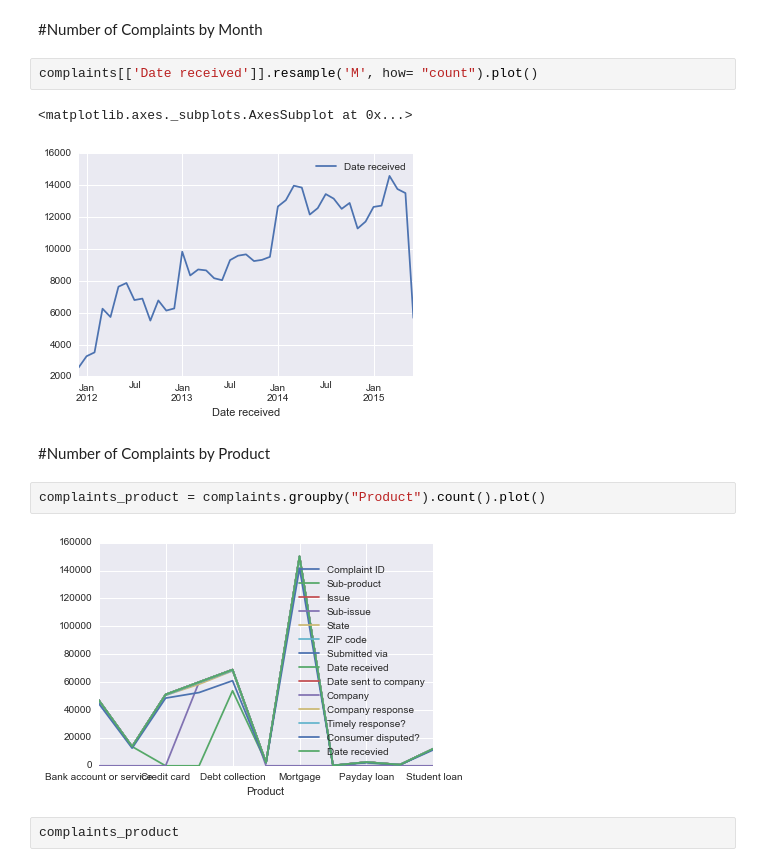
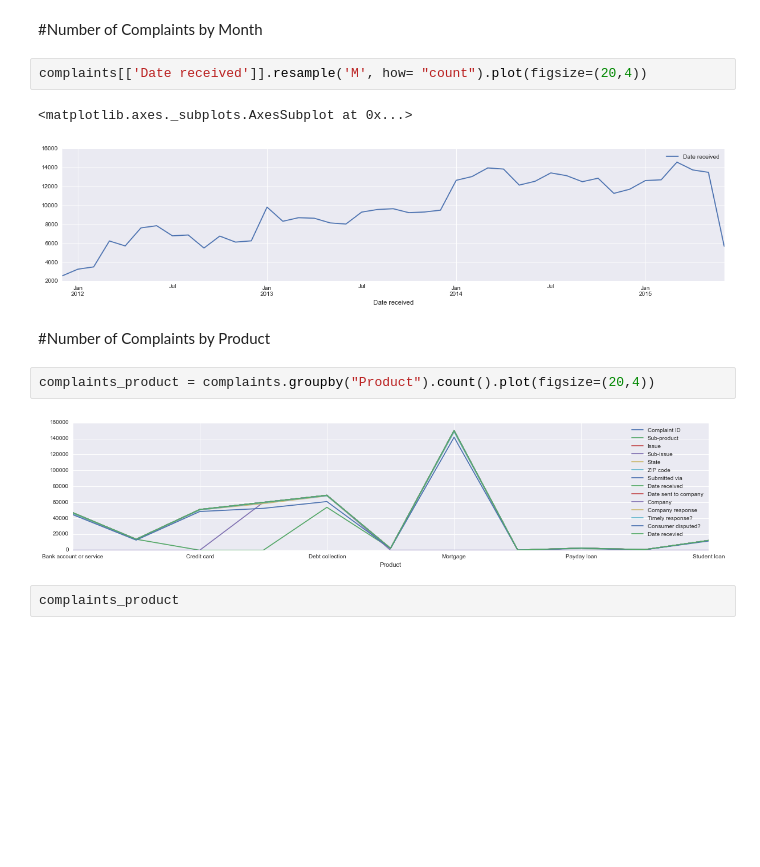
Before and after one commit to tiy-lv-python-2015-06/consumer-complaints, a Jupyter notebook: ConsumerComplaints.ipynb, the cells around one changed output. Drawn from its saved outputs; the diff is of its cells as text; blank space fills up the shorter version.

```diff
--- a/ConsumerComplaints.ipynb
+++ b/ConsumerComplaints.ipynb
@@ -57,16 +57,16 @@ memory usage: 50.0+ MB
 # %% [markdown]
 #Number of Complaints by Month
 # %%
-complaints[['Date received']].resample('M', how= "count").plot()
+complaints[['Date received']].resample('M', how= "count").plot(figsize=(20,4))
 # %% [output]
 <matplotlib.axes._subplots.AxesSubplot at 0x...>
-[figure, old version]
+[figure, new version]
 # %% [markdown]
 #Number of Complaints by Product
 # %%
-complaints_product = complaints.groupby("Product").count().plot()
+complaints_product = complaints.groupby("Product").count().plot(figsize=(20,4))
 # %% [output]
-[figure, old version]
+[figure, new version]
 # %%
 complaints_product
 # %% [output]
```
Also changed, not shown: parts of 12 cells of this notebook.
